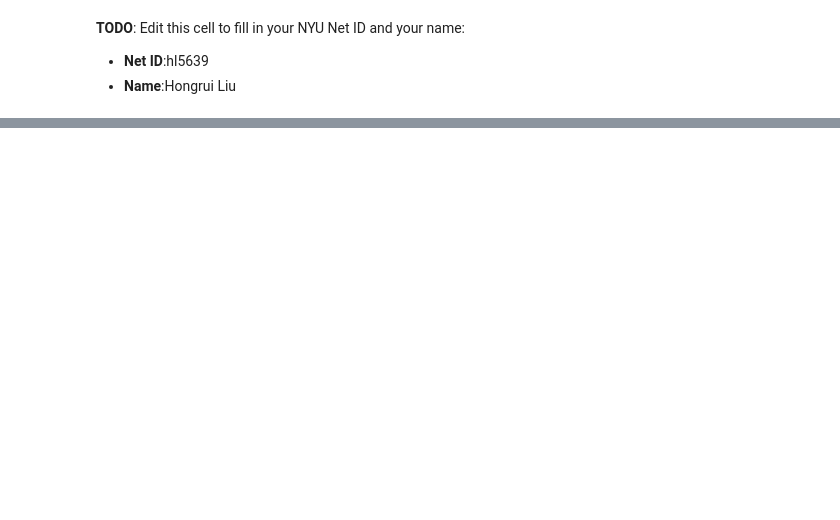
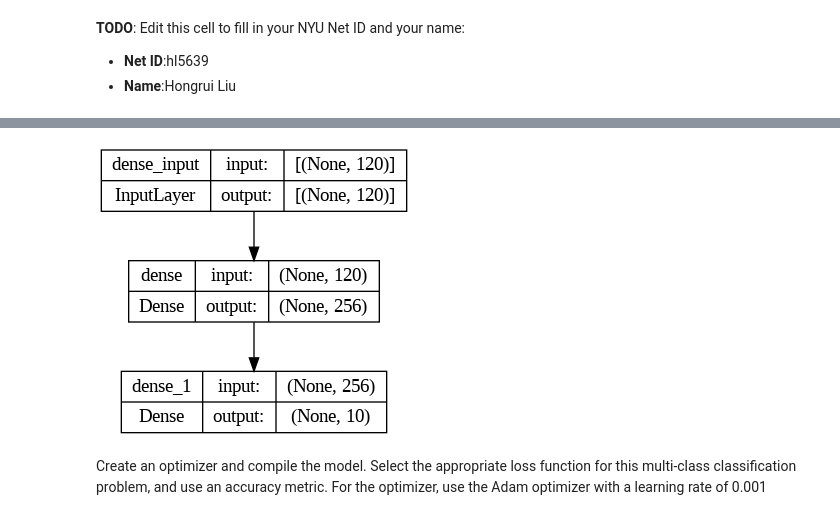
Before and after one commit to 4teven/Machine-Learning, a Jupyter notebook: lab-solution.ipynb, the cells around one changed output, grey strips where cells are left out. Cells and saved outputs as stored; diff of their text form; code cells hidden in the pictures; blank space fills up the shorter version.

```diff
--- a/lab-solution.ipynb
+++ b/lab-solution.ipynb
@@ -1595,0 +126,11 @@ print(acc)
+# %%
+Xtr = np.load('uiowa_train_data.npy')
+ytr = np.load('uiowa_train_labels.npy')
+Xts = np.load('uiowa_test_data.npy')
+yts = np.load('uiowa_test_labels.npy')
+# %%
+# shuffle the training set
+# (when loaded in, samples are ordered by class)
+p = np.random.permutation(Xtr.shape[0])
+Xtr = Xtr[p,:]
+ytr = ytr[p]
@@ -1595,0 +146,7 @@ print(acc)
+# %%
+# TODO -  get basic details of the data
+# compute these values from the data, don't hard-code them
+n_tr = Xtr.shape[0]
+n_ts = Xts.shape[0]
+n_feat = Xtr.shape[1]
+n_class = len(np.unique(np.concatenate((ytr, yts))))
@@ -1595,0 +194,6 @@ print(acc)
+# %%
+# TODO - construct the model
+nh = 256
+model = Sequential()
+model.add(Dense(nh, input_shape=(n_feat,), activation='sigmoid'))  # nh hidden units, n_feat features
+model.add(Dense(n_class, activation='softmax'))  # n_class output units for multi-class classification
@@ -1595,0 +217,7 @@ print(acc)
+# %%
+# you can also visualize the model with
+tf.keras.utils.plot_model(model, show_shapes=True)
+# %% [output]
+[figure, added]
+# %% [markdown]
+Create an optimizer and compile the model. Select the appropriate loss function for this multi-class classification problem, and use an accuracy metric. For the optimizer, use the Adam optimizer with a learning rate of 0.001
```
Also changed, not shown: parts of 318 cells of this notebook.
